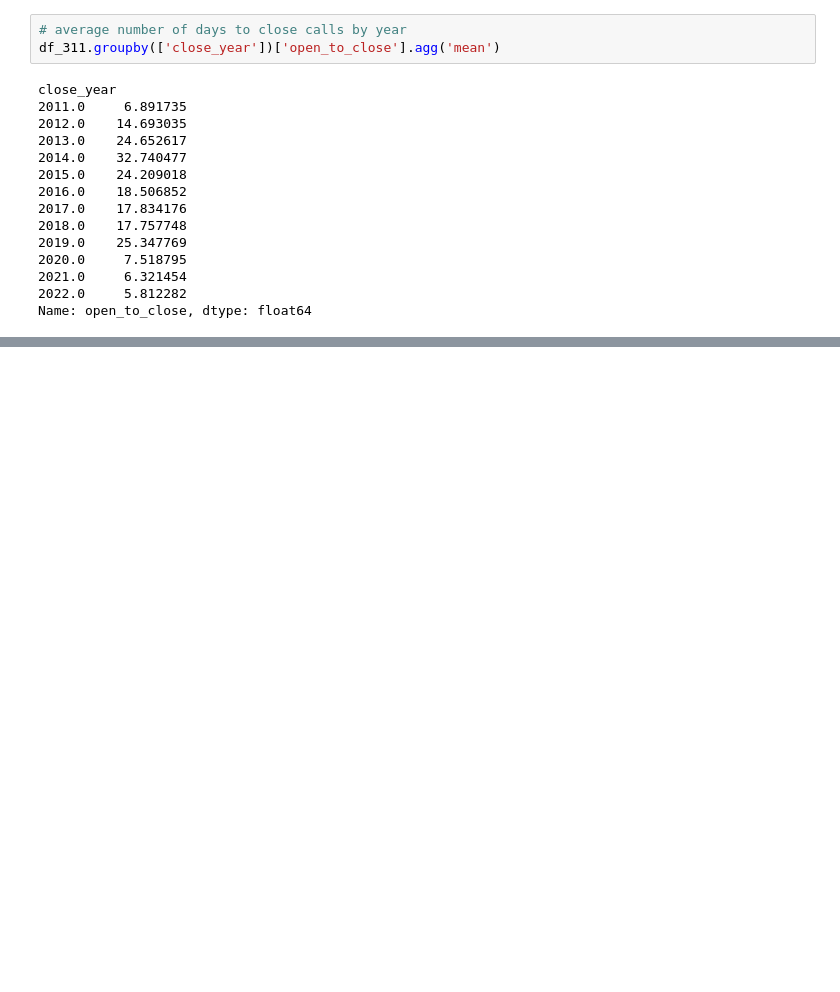
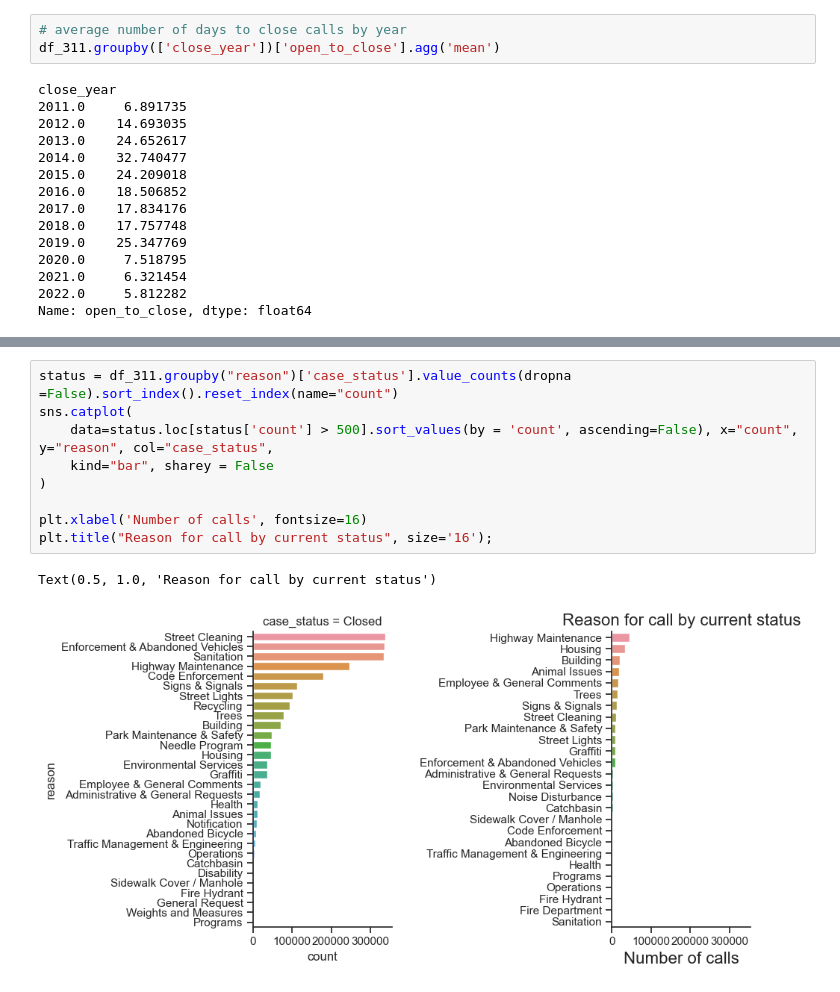
Before and after one commit to georgetown-analytics/boston-311, a Jupyter notebook: 02 code/EDA for 311 data.ipynb, the cells around one changed output, grey strips where cells are left out. Cells and saved outputs as stored; diff of their text form; blank space fills up the shorter version.

```diff
--- a/02 code/EDA for 311 data.ipynb
+++ b/02 code/EDA for 311 data.ipynb
@@ -154,0 +252,12 @@ sns.boxplot(data = df_311, y='open_to_close', x='close_year', showfliers = False
+# %%
+status = df_311.groupby("reason")['case_status'].value_counts(dropna =False).sort_index().reset_index(name="count")
+sns.catplot(
+    data=status.loc[status['count'] > 500].sort_values(by = 'count', ascending=False), x="count", y="reason", col="case_status",
+    kind="bar", sharey = False
+)
+
+plt.xlabel('Number of calls', fontsize=16)
+plt.title("Reason for call by current status", size='16');
+# %% [output]
+Text(0.5, 1.0, 'Reason for call by current status')
+[figure, added]
```
Also changed, not shown: parts of 13 cells of this notebook, 1 other file.
